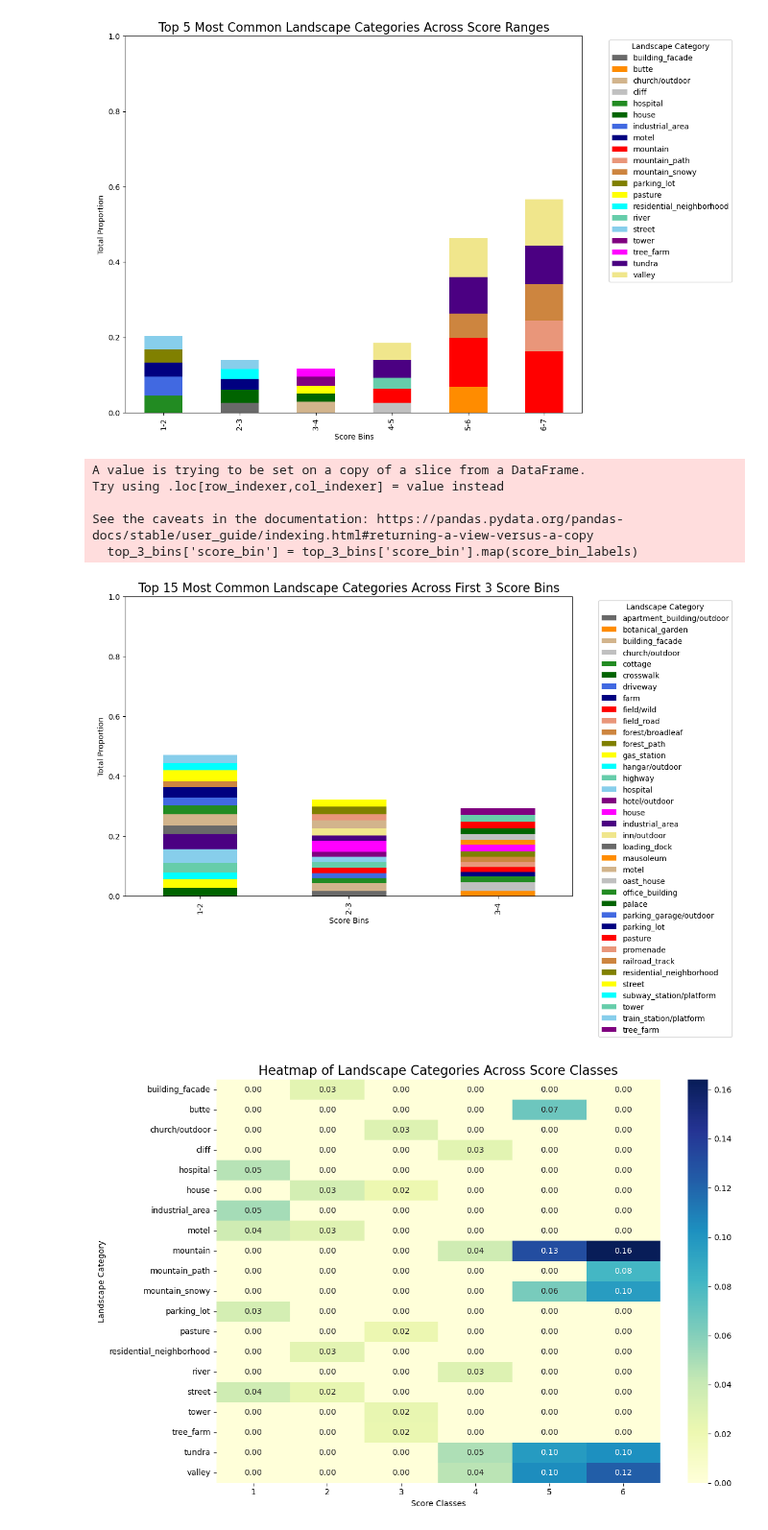
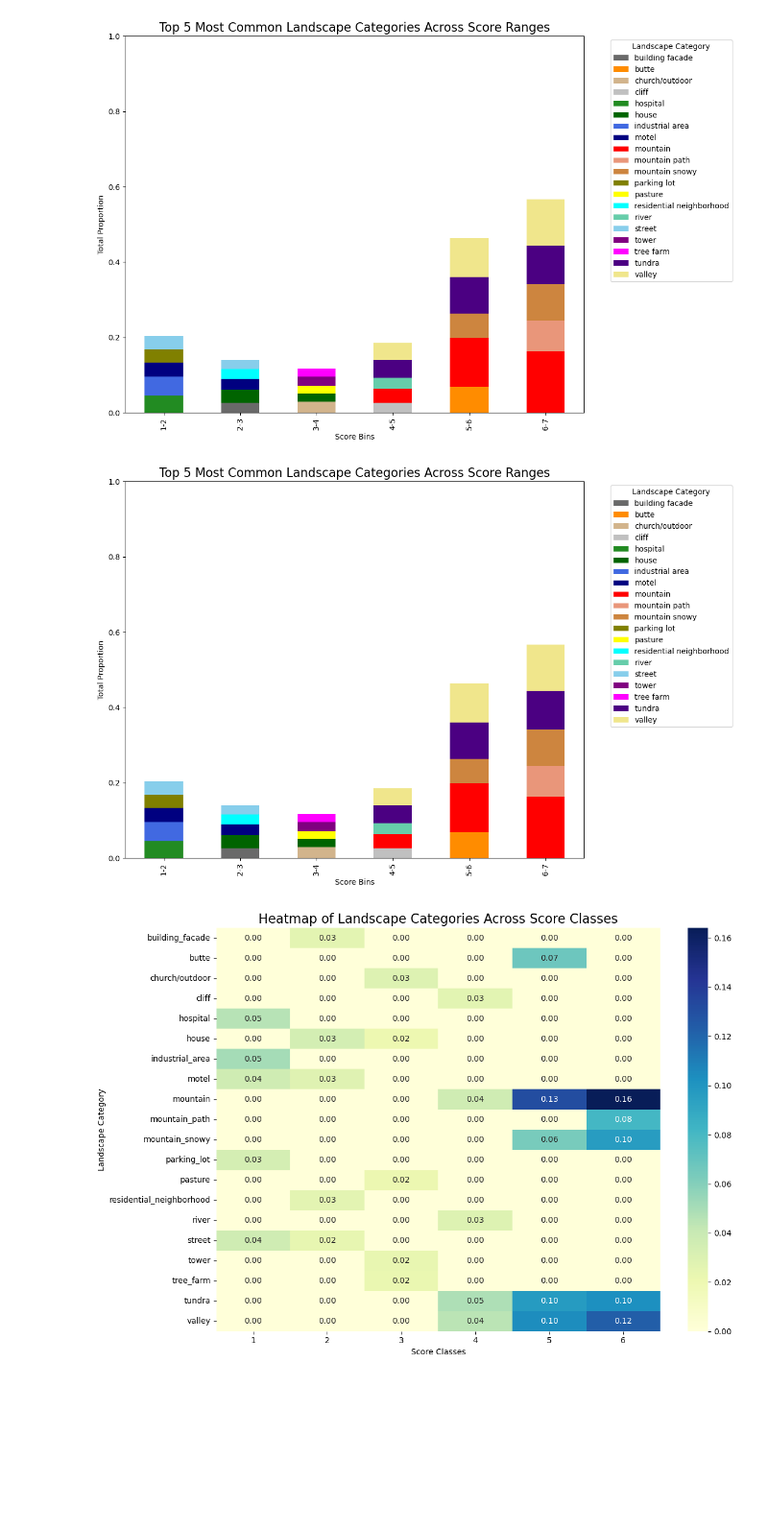
Before and after one commit to COrtsJosep/landscape-aesthetics, a Jupyter notebook: src/models/Analysis_of_Image_Types_Wikidata.ipynb, the cells around one changed output. Shown at 96% size. Cells and saved outputs as stored; diff of their text form; code cells hidden in the pictures; blank space fills up the shorter version.

Commit message:
motify figure of report

```diff
--- a/src/models/Analysis_of_Image_Types_Wikidata.ipynb
+++ b/src/models/Analysis_of_Image_Types_Wikidata.ipynb
@@ -146,51 +151,47 @@ colorBoard = [
 score_bin_labels = {
     1: "1-2",
     2: "2-3",
     3: "3-4",
     4: "4-5",
     5: "5-6",
     6: "6-7"
 }
 
 # Convert color names to hex format
 high_contrast_colors = [mcolors.to_hex(color) for color in colorBoard]
 
 # Read the generated CSV file
 df = pd.read_csv("top_twenty_scenery_types_by_score_bin.csv")
 
-# Filter to keep only the top 15 categories for each score bin
-top_15_df = df.groupby('score_bin').apply(lambda x: x.nlargest(15, 'proportion')).reset_index(drop=True)
-
-# Filter to keep only the first 3 score bins
-top_3_bins = top_15_df[top_15_df['score_bin'].isin(top_15_df['score_bin'].unique()[:3])]
-
-top_3_bins['score_bin'] = top_3_bins['score_bin'].map(score_bin_labels)
+# Filter to keep only the top 5 categories for each score bin
+top_5_df = df.groupby('score_bin').apply(lambda x: x.nlargest(5, 'proportion')).reset_index(drop=True)
+top_5_df['score_bin'] = top_5_df['score_bin'].map(score_bin_labels)
 
 # Pivot the data for plotting
-pivot_df = top_3_bins.pivot(index='score_bin', columns='scenery_type', values='proportion').fillna(0)
+pivot_df = top_5_df.pivot(index='score_bin', columns='scenery_type', values='proportion').fillna(0)
 
-# Plot each score bin with top 15 landscape categories based on proportion
+# Plot each score bin with top 5 landscape categories
 ax = pivot_df.plot(kind='bar', stacked=True, figsize=(12, 8), color=high_contrast_colors)
 
 ax.set_ylim(0, 1)
 
 # Customize plot appearance
-plt.title('Top 15 Most Common Landscape Categories Across First 3 Score Bins', fontsize=16)
+plt.title('Top 5 Most Common Landscape Categories Across Score Ranges', fontsize=16)
 plt.xlabel('Score Bins')
 plt.ylabel('Total Proportion')
-plt.legend(title='Landscape Category', bbox_to_anchor=(1.05, 1), loc='upper left')
+
+# Remove underscores in legend labels
+handles, labels = ax.get_legend_handles_labels()
+labels = [label.replace('_', ' ') for label in labels]
+ax.legend(handles, labels, title='Landscape Category', bbox_to_anchor=(1.05, 1), loc='upper left')
+
 plt.tight_layout()
 
 # Show or save the plot
-# plt.savefig("/home/ubuntu/landscape-aesthetics/reports/figures/top_five_landscape_categories_by_first_3_score_bins_wikidata.jpg")
+plt.savefig("/home/ubuntu/landscape-aesthetics/reports/figures/top_five_landscape_categories_by_score_bin_wikidata.jpg")
 plt.show()
 # %% [output]
-A value is trying to be set on a copy of a slice from a DataFrame.
-Try using .loc[row_indexer,col_indexer] = value instead
-
-See the caveats in the documentation: https://pandas.pydata.org/pandas-docs/stable/user_guide/indexing.html#returning-a-view-versus-a-copy
-  top_3_bins['score_bin'] = top_3_bins['score_bin'].map(score_bin_labels)
-[figure, old version]
+[figure, new version]
 # %%
 import seaborn as sns
 # Prepare the data for the heatmap
```
Also changed, not shown: parts of 4 cells of this notebook, 8 other files.
